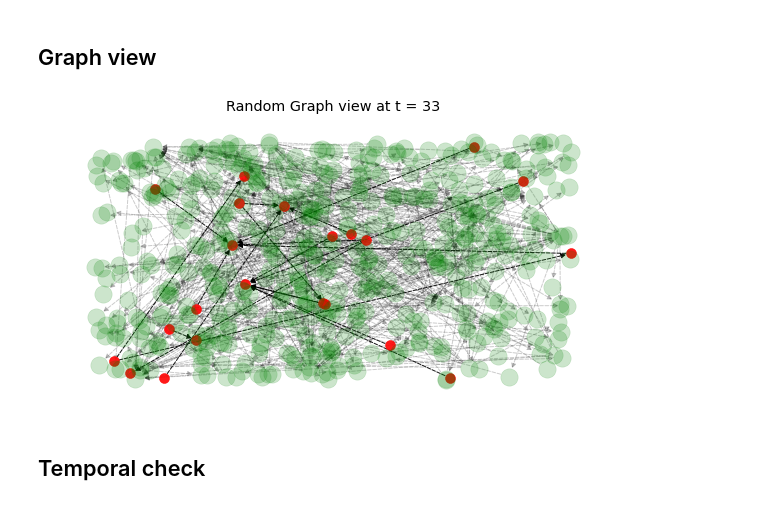
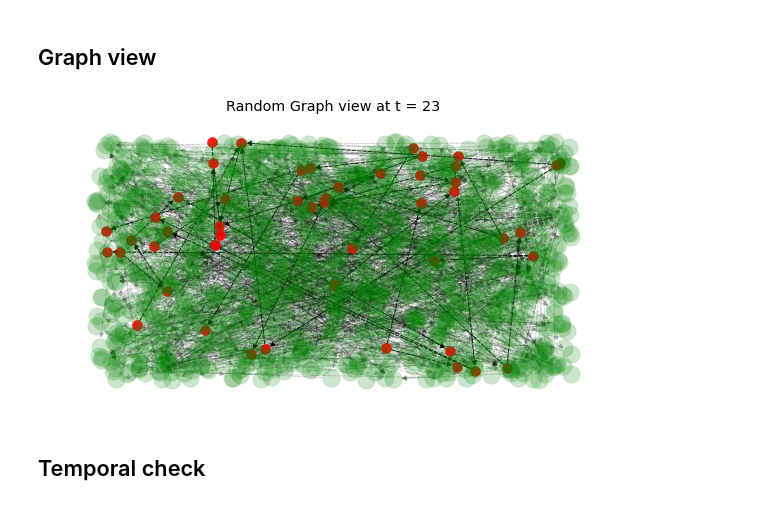
Before and after one commit to FardinAhsan146/Crypto-ML, a Jupyter notebook: EDA.ipynb, the cells around one changed output. Drawn from its saved outputs; the diff is of its cells as text; code cells hidden in the pictures.

```diff
--- a/EDA.ipynb
+++ b/EDA.ipynb
@@ -142,9 +142,9 @@ def plot_graph(nodes,edges,time_step):
     plt.title(f'Random Graph view at t = {time_step}')
     plt.show()
 # %%
-plot_graph(df_class_feature,df_edges,33)
+plot_graph(df_class_feature,df_edges,23)
 # %% [output]
-[figure, old version]
+[figure, new version]
 # %% [markdown]
 ## Temporal check
 # %%
```
Also changed, not shown: 1 other file.
